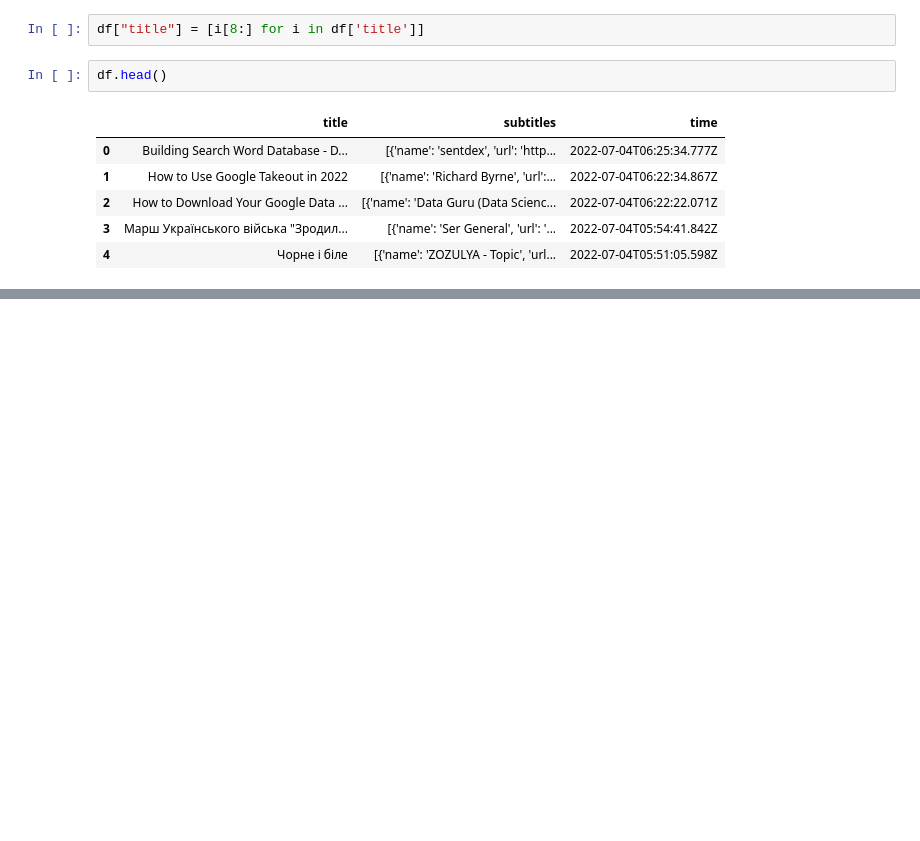
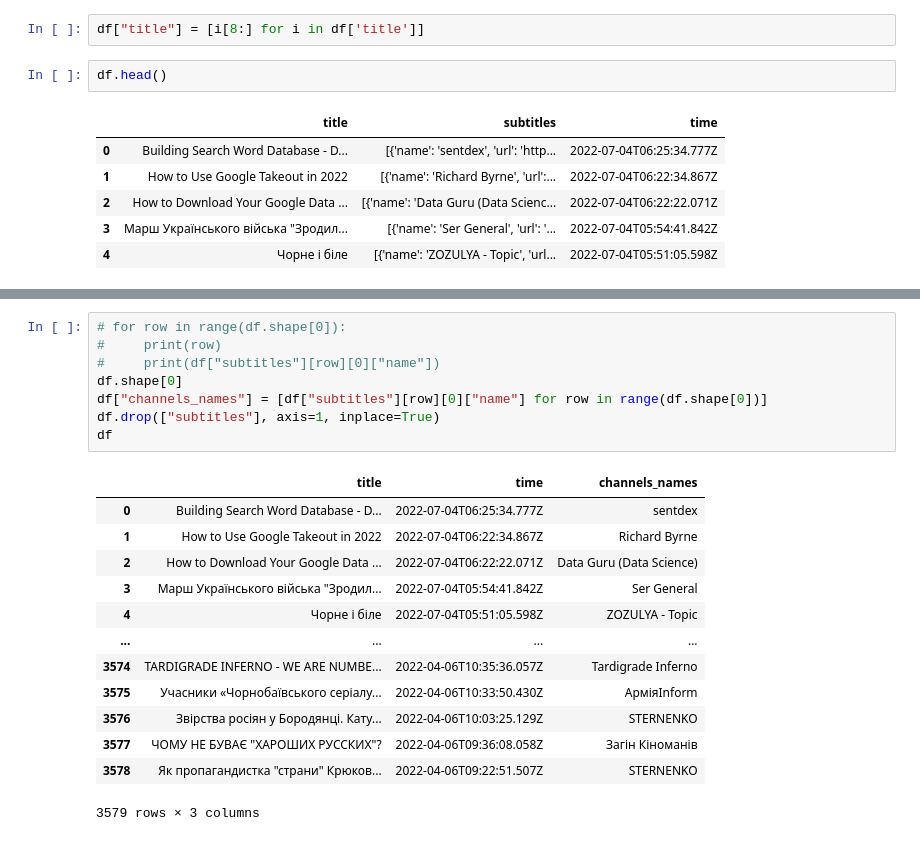
Before and after one commit to SanAntonik/yt_activity_analysis, a Jupyter notebook: explore.ipynb, the cells around one changed output, grey strips where cells are left out. Drawn from its saved outputs; the diff is of its cells as text; blank space fills up the shorter version.

```diff
--- a/explore.ipynb
+++ b/explore.ipynb
@@ -62,0 +148,22 @@ df.head()
+# %%
+# for row in range(df.shape[0]):
+#     print(row)
+#     print(df["subtitles"][row][0]["name"])
+df.shape[0]
+df["channels_names"] = [df["subtitles"][row][0]["name"] for row in range(df.shape[0])]
+df.drop(["subtitles"], axis=1, inplace=True)
+df
+# %% [output]
+|  | title | time | channels_names |
+| 0 | Building Search Word Database - D... | 2022-07-04T06:25:34.777Z | sentdex |
+| 1 | How to Use Google Takeout in 2022 | 2022-07-04T06:22:34.867Z | Richard Byrne |
+| 2 | How to Download Your Google Data ... | 2022-07-04T06:22:22.071Z | Data Guru (Data Science) |
+| 3 | Марш Українського війська "Зродил... | 2022-07-04T05:54:41.842Z | Ser General |
+| 4 | Чорне і біле | 2022-07-04T05:51:05.598Z | ZOZULYA - Topic |
+| ... | ... | ... | ... |
+| 3574 | TARDIGRADE INFERNO - WE ARE NUMBE... | 2022-04-06T10:35:36.057Z | Tardigrade Inferno |
+| 3575 | Учасники «Чорнобаївського серіалу... | 2022-04-06T10:33:50.430Z | АрміяInform |
+| 3576 | Звірства росіян у Бородянці. Кату... | 2022-04-06T10:03:25.129Z | STERNENKO |
+| 3577 | ЧОМУ НЕ БУВАЄ "ХАРОШИХ РУССКИХ"? | 2022-04-06T09:36:08.058Z | Загін Кіноманів |
+| 3578 | Як пропагандистка "страни" Крюков... | 2022-04-06T09:22:51.507Z | STERNENKO |
+3579 rows × 3 columns
```
Also changed, not shown: parts of 11 cells of this notebook.
